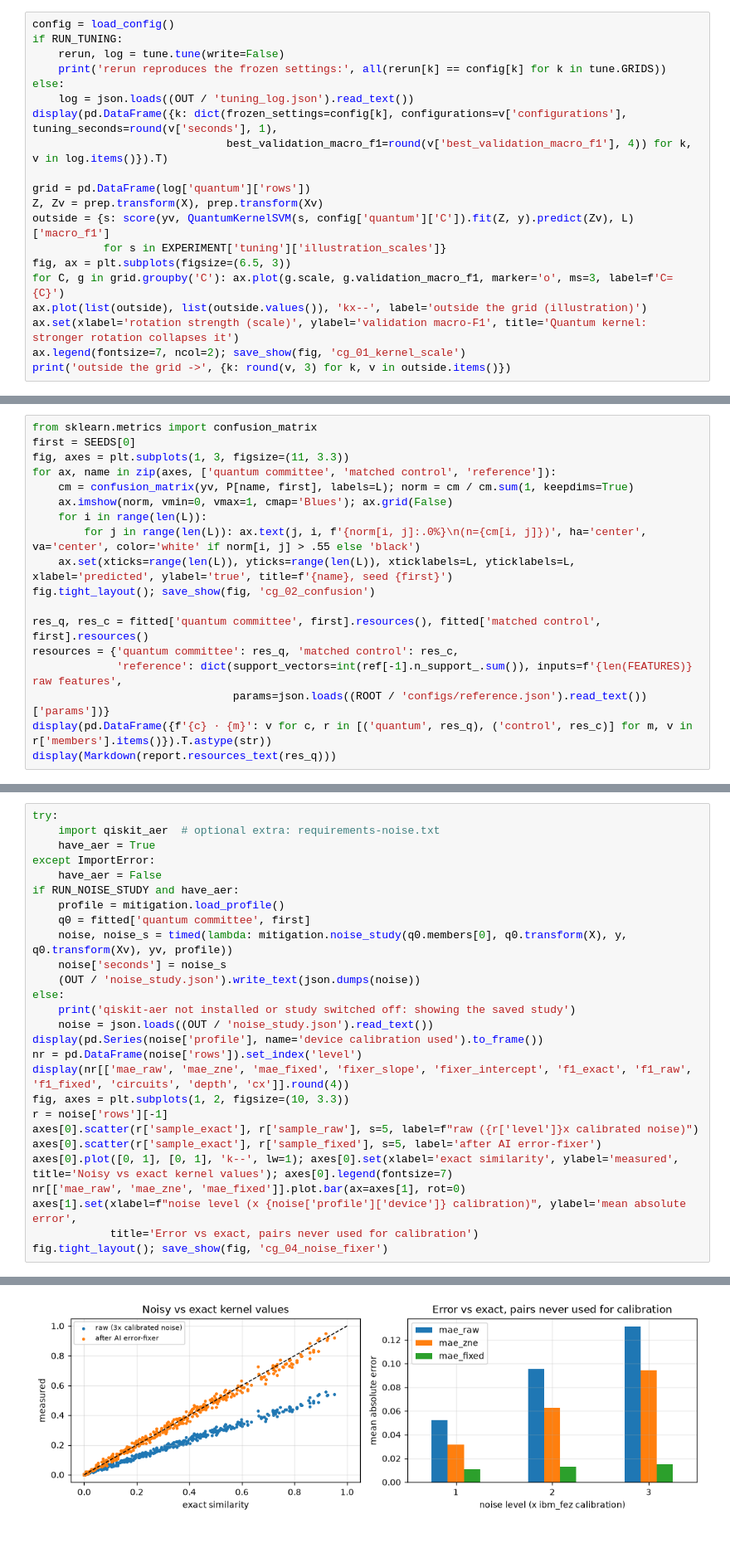
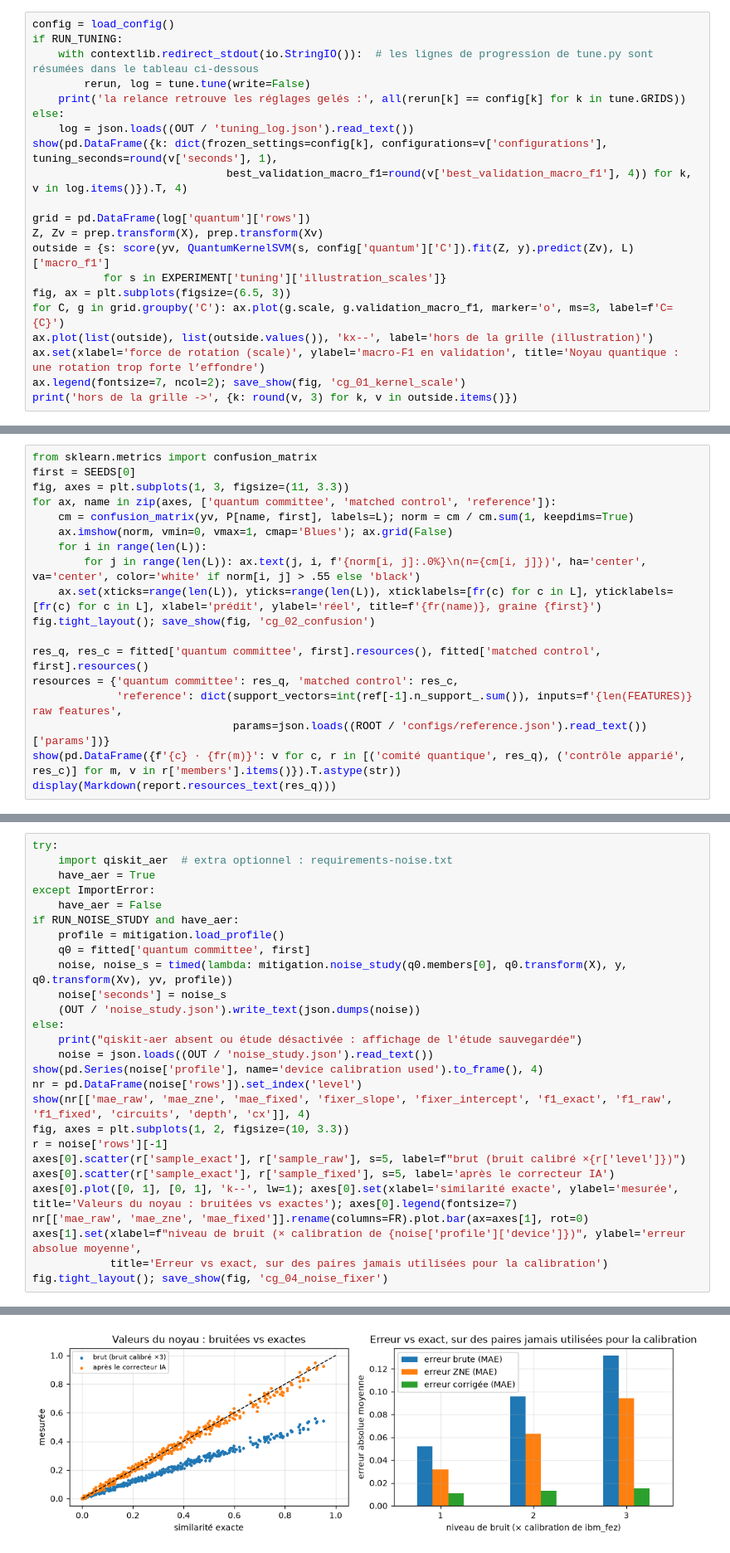
Before and after one commit to Knizmo/crop-guard-q, a Jupyter notebook: notebooks/CropGuard_Q.ipynb, the cells around one changed output, grey strips where cells are left out. Shown at 83% size. Cells and saved outputs as stored; diff of their text form.

```diff
--- a/notebooks/CropGuard_Q.ipynb
+++ b/notebooks/CropGuard_Q.ipynb
@@ -94,12 +176,13 @@ The quantum kernel has one sensitive knob, the **rotation strength** `scale` tha
 # %%
 config = load_config()
 if RUN_TUNING:
-    rerun, log = tune.tune(write=False)
-    print('rerun reproduces the frozen settings:', all(rerun[k] == config[k] for k in tune.GRIDS))
+    with contextlib.redirect_stdout(io.StringIO()):  # les lignes de progression de tune.py sont résumées dans le tableau ci-dessous
+        rerun, log = tune.tune(write=False)
+    print('la relance retrouve les réglages gelés :', all(rerun[k] == config[k] for k in tune.GRIDS))
 else:
     log = json.loads((OUT / 'tuning_log.json').read_text())
-display(pd.DataFrame({k: dict(frozen_settings=config[k], configurations=v['configurations'], tuning_seconds=round(v['seconds'], 1),
-                              best_validation_macro_f1=round(v['best_validation_macro_f1'], 4)) for k, v in log.items()}).T)
+show(pd.DataFrame({k: dict(frozen_settings=config[k], configurations=v['configurations'], tuning_seconds=round(v['seconds'], 1),
+                              best_validation_macro_f1=round(v['best_validation_macro_f1'], 4)) for k, v in log.items()}).T, 4)
 
 grid = pd.DataFrame(log['quantum']['rows'])
 Z, Zv = prep.transform(X), prep.transform(Xv)
@@ -107,8 +190,8 @@ outside = {s: score(yv, QuantumKernelSVM(s, config['quantum']['C']).fit(Z, y).pr
            for s in EXPERIMENT['tuning']['illustration_scales']}
 fig, ax = plt.subplots(figsize=(6.5, 3))
 for C, g in grid.groupby('C'): ax.plot(g.scale, g.validation_macro_f1, marker='o', ms=3, label=f'C={C}')
-ax.plot(list(outside), list(outside.values()), 'kx--', label='outside the grid (illustration)')
-ax.set(xlabel='rotation strength (scale)', ylabel='validation macro-F1', title='Quantum kernel: stronger rotation collapses it')
+ax.plot(list(outside), list(outside.values()), 'kx--', label='hors de la grille (illustration)')
+ax.set(xlabel='force de rotation (scale)', ylabel='macro-F1 en validation', title='Noyau quantique : une rotation trop forte l’effondre')
 ax.legend(fontsize=7, ncol=2); save_show(fig, 'cg_01_kernel_scale')
-print('outside the grid ->', {k: round(v, 3) for k, v in outside.items()})
+print('hors de la grille ->', {k: round(v, 3) for k, v in outside.items()})
 # %% [output]
@@ -194,13 +270,13 @@ for ax, name in zip(axes, ['quantum committee', 'matched control', 'reference'])
     ax.imshow(norm, vmin=0, vmax=1, cmap='Blues'); ax.grid(False)
     for i in range(len(L)):
         for j in range(len(L)): ax.text(j, i, f'{norm[i, j]:.0%}\n(n={cm[i, j]})', ha='center', va='center', color='white' if norm[i, j] > .55 else 'black')
-    ax.set(xticks=range(len(L)), yticks=range(len(L)), xticklabels=L, yticklabels=L, xlabel='predicted', ylabel='true', title=f'{name}, seed {first}')
+    ax.set(xticks=range(len(L)), yticks=range(len(L)), xticklabels=[fr(c) for c in L], yticklabels=[fr(c) for c in L], xlabel='prédit', ylabel='réel', title=f'{fr(name)}, graine {first}')
 fig.tight_layout(); save_show(fig, 'cg_02_confusion')
 
 res_q, res_c = fitted['quantum committee', first].resources(), fitted['matched control', first].resources()
 resources = {'quantum committee': res_q, 'matched control': res_c,
              'reference': dict(support_vectors=int(ref[-1].n_support_.sum()), inputs=f'{len(FEATURES)} raw features',
                                params=json.loads((ROOT / 'configs/reference.json').read_text())['params'])}
-display(pd.DataFrame({f'{c} · {m}': v for c, r in [('quantum', res_q), ('control', res_c)] for m, v in r['members'].items()}).T.astype(str))
+show(pd.DataFrame({f'{c} · {fr(m)}': v for c, r in [('comité quantique', res_q), ('contrôle apparié', res_c)] for m, v in r['members'].items()}).T.astype(str))
 display(Markdown(report.resources_text(res_q)))
 # %% [output]
@@ -376,6 +443,6 @@ The simulated device uses **real calibration data** of the IBM QPU named in `con
 # %%
 try:
-    import qiskit_aer  # optional extra: requirements-noise.txt
+    import qiskit_aer  # extra optionnel : requirements-noise.txt
     have_aer = True
 except ImportError:
     have_aer = False
@@ -386,18 +453,18 @@ if RUN_NOISE_STUDY and have_aer:
     noise['seconds'] = noise_s
     (OUT / 'noise_study.json').write_text(json.dumps(noise))
 else:
-    print('qiskit-aer not installed or study switched off: showing the saved study')
+    print("qiskit-aer absent ou étude désactivée : affichage de l'étude sauvegardée")
     noise = json.loads((OUT / 'noise_study.json').read_text())
-display(pd.Series(noise['profile'], name='device calibration used').to_frame())
+show(pd.Series(noise['profile'], name='device calibration used').to_frame(), 4)
 nr = pd.DataFrame(noise['rows']).set_index('level')
-display(nr[['mae_raw', 'mae_zne', 'mae_fixed', 'fixer_slope', 'fixer_intercept', 'f1_exact', 'f1_raw', 'f1_fixed', 'circuits', 'depth', 'cx']].round(4))
+show(nr[['mae_raw', 'mae_zne', 'mae_fixed', 'fixer_slope', 'fixer_intercept', 'f1_exact', 'f1_raw', 'f1_fixed', 'circuits', 'depth', 'cx']], 4)
 fig, axes = plt.subplots(1, 2, figsize=(10, 3.3))
 r = noise['rows'][-1]
-axes[0].scatter(r['sample_exact'], r['sample_raw'], s=5, label=f"raw ({r['level']}x calibrated noise)")
-axes[0].scatter(r['sample_exact'], r['sample_fixed'], s=5, label='after AI error-fixer')
-axes[0].plot([0, 1], [0, 1], 'k--', lw=1); axes[0].set(xlabel='exact similarity', ylabel='measured', title='Noisy vs exact kernel values'); axes[0].legend(fontsize=7)
-nr[['mae_raw', 'mae_zne', 'mae_fixed']].plot.bar(ax=axes[1], rot=0)
-axes[1].set(xlabel=f"noise level (x {noise['profile']['device']} calibration)", ylabel='mean absolute error',
-            title='Error vs exact, pairs never used for calibration')
+axes[0].scatter(r['sample_exact'], r['sample_raw'], s=5, label=f"brut (bruit calibré ×{r['level']})")
+axes[0].scatter(r['sample_exact'], r['sample_fixed'], s=5, label='après le correcteur IA')
+axes[0].plot([0, 1], [0, 1], 'k--', lw=1); axes[0].set(xlabel='similarité exacte', ylabel='mesurée', title='Valeurs du noyau : bruitées vs exactes'); axes[0].legend(fontsize=7)
+nr[['mae_raw', 'mae_zne', 'mae_fixed']].rename(columns=FR).plot.bar(ax=axes[1], rot=0)
+axes[1].set(xlabel=f"niveau de bruit (× calibration de {noise['profile']['device']})", ylabel='erreur absolue moyenne',
+            title='Erreur vs exact, sur des paires jamais utilisées pour la calibration')
 fig.tight_layout(); save_show(fig, 'cg_04_noise_fixer')
 # %% [output]
@@ -421,2 +487,2 @@ fig.tight_layout(); save_show(fig, 'cg_04_noise_fixer')
-[figure, old version]
+[figure, new version]
 # %% [markdown]
```
Also changed, not shown: parts of 24 cells of this notebook, 11 other files.
